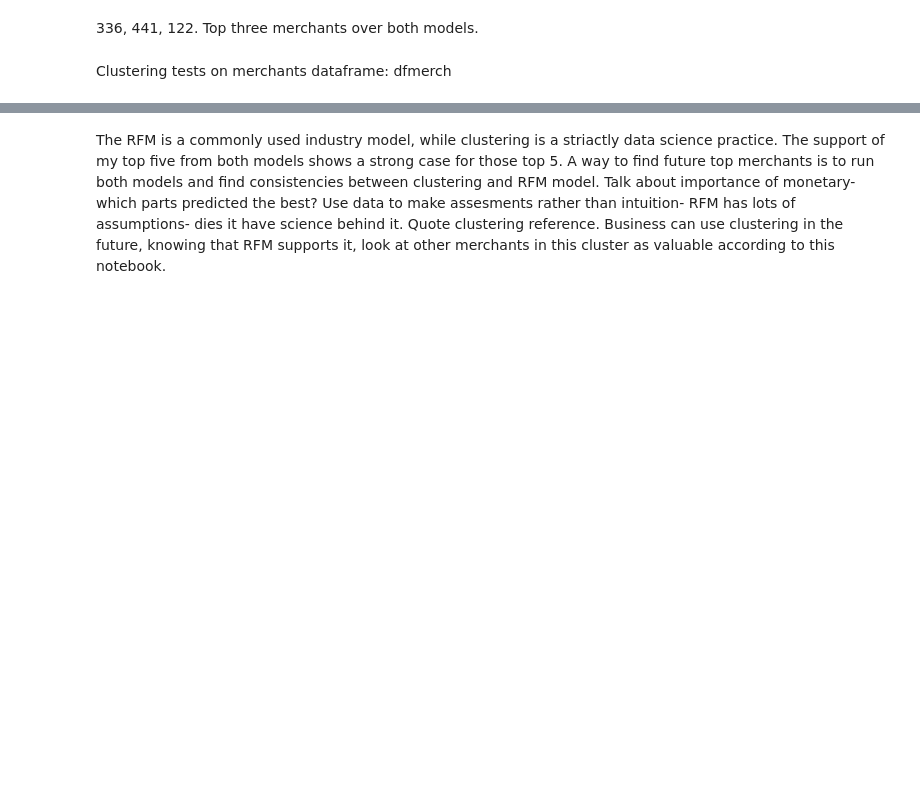
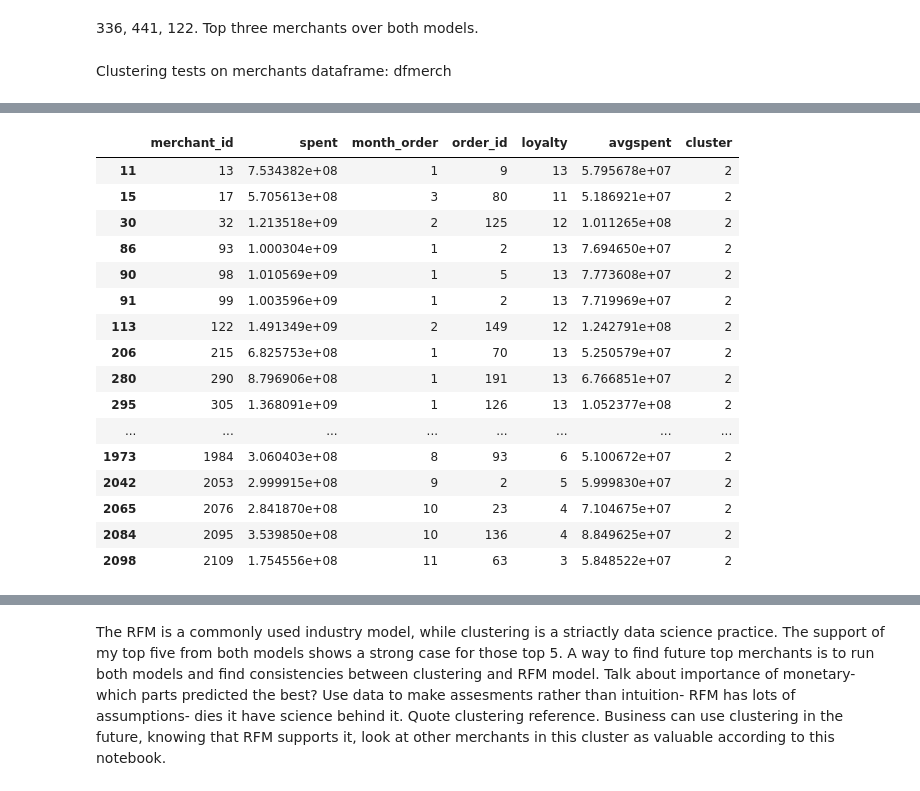
Before and after one commit to graceflitsch/DataScience, a Jupyter notebook: GNB3.ipynb, the cells around one changed output, grey strips where cells are left out. Drawn from its saved outputs; the diff is of its cells as text; code cells hidden in the pictures; blank space fills up the shorter version.

```diff
--- a/GNB3.ipynb
+++ b/GNB3.ipynb
@@ -529,4 +541,22 @@ merchants_kmeans.groupby("cluster").size()
 # %%
-merchants_kmeans[merchants_kmeans.cluster == 3]
+merchants_kmeans[merchants_kmeans.cluster == 2]
+# %% [output]
+|  | merchant_id | spent | month_order | order_id | loyalty | avgspent | cluster |
+| 11 | 13 | 7.534382e+08 | 1 | 9 | 13 | 5.795678e+07 | 2 |
+| 15 | 17 | 5.705613e+08 | 3 | 80 | 11 | 5.186921e+07 | 2 |
+| 30 | 32 | 1.213518e+09 | 2 | 125 | 12 | 1.011265e+08 | 2 |
+| 86 | 93 | 1.000304e+09 | 1 | 2 | 13 | 7.694650e+07 | 2 |
+| 90 | 98 | 1.010569e+09 | 1 | 5 | 13 | 7.773608e+07 | 2 |
+| 91 | 99 | 1.003596e+09 | 1 | 2 | 13 | 7.719969e+07 | 2 |
+| 113 | 122 | 1.491349e+09 | 2 | 149 | 12 | 1.242791e+08 | 2 |
+| 206 | 215 | 6.825753e+08 | 1 | 70 | 13 | 5.250579e+07 | 2 |
+| 280 | 290 | 8.796906e+08 | 1 | 191 | 13 | 6.766851e+07 | 2 |
+| 295 | 305 | 1.368091e+09 | 1 | 126 | 13 | 1.052377e+08 | 2 |
+| ... | ... | ... | ... | ... | ... | ... | ... |
+| 1973 | 1984 | 3.060403e+08 | 8 | 93 | 6 | 5.100672e+07 | 2 |
+| 2042 | 2053 | 2.999915e+08 | 9 | 2 | 5 | 5.999830e+07 | 2 |
+| 2065 | 2076 | 2.841870e+08 | 10 | 23 | 4 | 7.104675e+07 | 2 |
+| 2084 | 2095 | 3.539850e+08 | 10 | 136 | 4 | 8.849625e+07 | 2 |
+| 2098 | 2109 | 1.754556e+08 | 11 | 63 | 3 | 5.848522e+07 | 2 |
 # %%
 sns.pairplot(data=merchants_kmeans, hue="cluster", palette="Set1")
```
Also changed, not shown: parts of 15 cells of this notebook.
